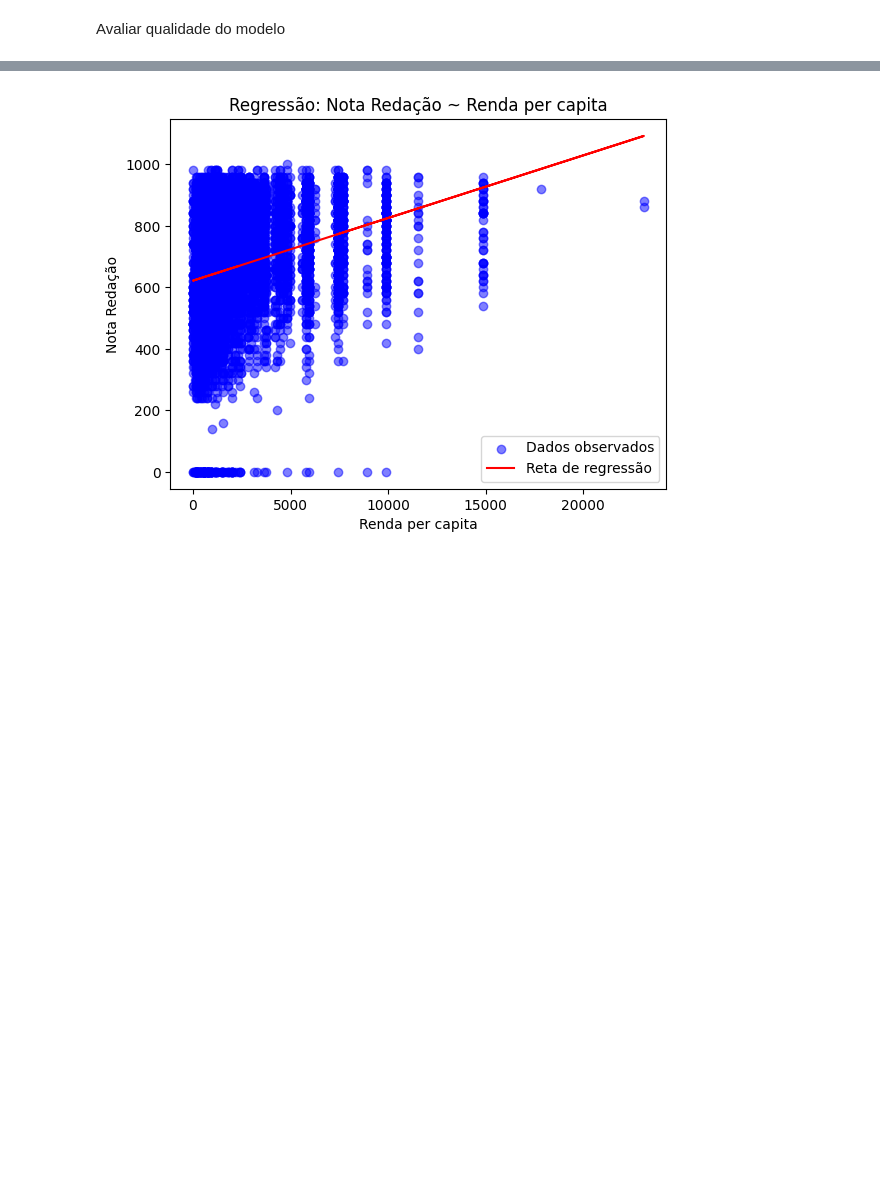
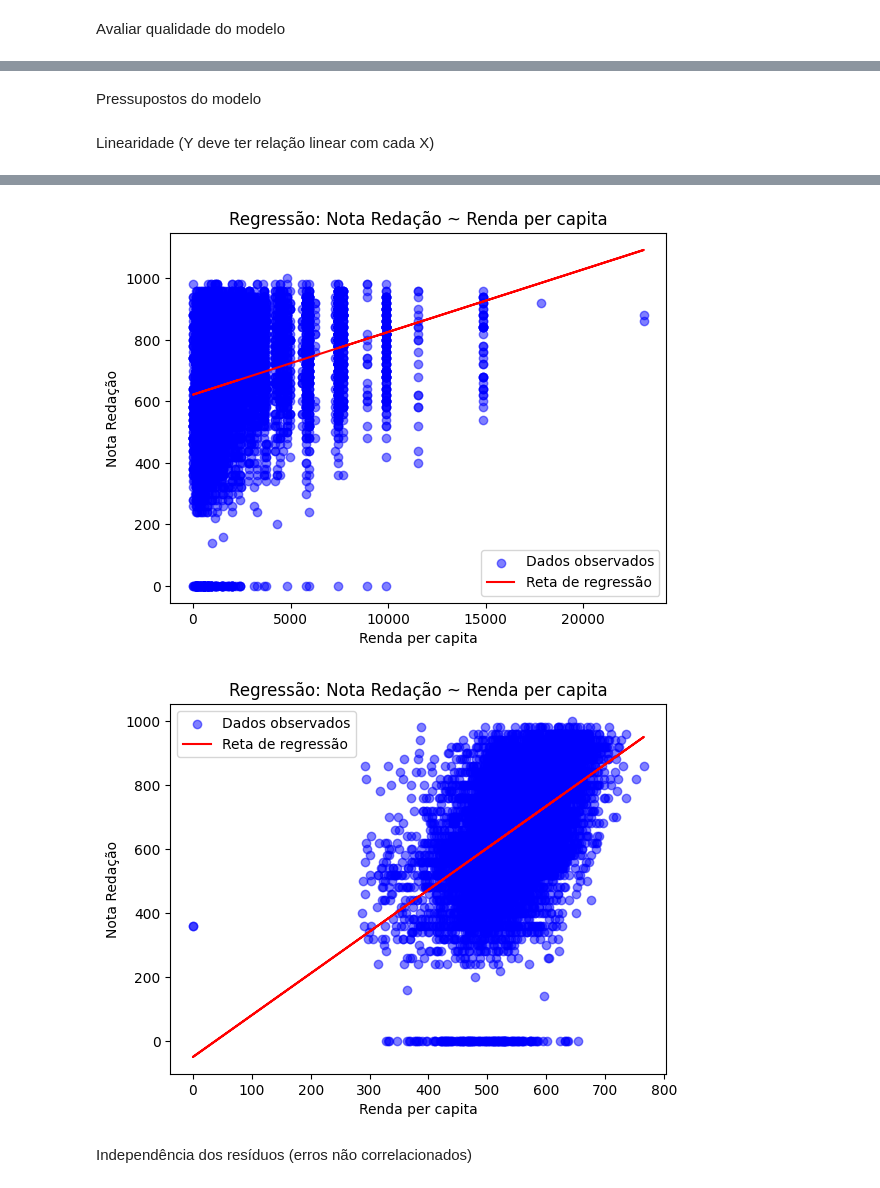
Before and after one commit to gl4a-Veloso/materiais-mqam, a Jupyter notebook: enem/T2/regression.ipynb, the cells around one changed output, grey strips where cells are left out. Drawn from its saved outputs; the diff is of its cells as text; code cells hidden in the pictures; blank space fills up the shorter version.

Commit message:
Inclusão dos pressupostos do modelo e análise de mais 2 relações

```diff
--- a/enem/T2/regression.ipynb
+++ b/enem/T2/regression.ipynb
@@ -32,15 +33,16 @@ Definição de variáveis
 # %%
 # Notas das outras matérias para nota da redação (RLM)
 X1 = df[['NU_NOTA_CH', 'NU_NOTA_CN', 'NU_NOTA_MT', 'NU_NOTA_LC']]  # variáveis independentes
+X3 = df[['NU_NOTA_CH', 'NU_NOTA_LC']]  # variáveis independentes
 y = df['NU_NOTA_REDACAO'] # variável dependente
 
 # Renda para nota (RL)
 X2 = df[['EST_RENDA_PER_CAP']]  # variáveis independentes
+X4 = df[['NU_NOTA_LC']]  # variáveis independentes
 y1 = df['NU_NOTA_CH']
 y2 = df['NU_NOTA_CN']
 y3 = df['NU_NOTA_MT']
 y4 = df['NU_NOTA_LC']
-y5 = df['NU_NOTA_REDACAO']
 # %% [markdown]
 Ajuste do modelo (análise estatística)
 # %%
@@ -112,13 +230,17 @@ reg2 = LinearRegression()
 reg3 = LinearRegression()
 reg4 = LinearRegression()
 reg5 = LinearRegression()
+reg6 = LinearRegression()
+reg7 = LinearRegression()
 
 reg.fit(X1, y)
 reg1.fit(X2, y1)
 reg2.fit(X2, y2)
 reg3.fit(X2, y3)
 reg4.fit(X2, y4)
-reg5.fit(X2, y5)
+reg5.fit(X2, y)
+reg6.fit(X3, y)
+reg7.fit(X4, y)
 
 def mostrar_resultados(reg, X, nome="Modelo"):
     print(f"Intercepto (a - {nome}):", reg.intercept_)
@@ -135,12 +257,14 @@ def mostrar_resultados(reg, X, nome="Modelo"):
 
 # Usando os modelos
 modelos = [
-    (reg, X1, "Multivariada"),
+    (reg, X1, "Multivariada 1"),
     (reg1, X2, "Simples 1"),
     (reg2, X2, "Simples 2"),
     (reg3, X2, "Simples 3"),
     (reg4, X2, "Simples 4"),
-    (reg5, X2, "Simples 5")
+    (reg5, X2, "Simples 5"),
+    (reg6, X3, "Multivariada 2"),
+    (reg7, X4, "Simples 6")
 ]
 
 for modelo, X, nome in modelos:
@@ -173,6 +297,8 @@ y_pred2 = reg2.predict(X2)
 y_pred3 = reg3.predict(X2)
 y_pred4 = reg4.predict(X2)
 y_pred5 = reg5.predict(X2)
+y_pred6 = reg6.predict(X3)
+y_pred7 = reg7.predict(X4)
 
 # Erro padrão (RMSE)
 rmse = np.sqrt(mean_squared_error(y, y_pred))
@@ -180,7 +306,9 @@ rmse1 = np.sqrt(mean_squared_error(y1, y_pred1))
 rmse2 = np.sqrt(mean_squared_error(y2, y_pred2))
 rmse3 = np.sqrt(mean_squared_error(y3, y_pred3))
 rmse4 = np.sqrt(mean_squared_error(y4, y_pred4))
-rmse5 = np.sqrt(mean_squared_error(y5, y_pred5))
+rmse5 = np.sqrt(mean_squared_error(y, y_pred5))
+rmse6 = np.sqrt(mean_squared_error(y, y_pred6))
+rmse7 = np.sqrt(mean_squared_error(y, y_pred7))
 
 def R_Erro_Padrao(rmse, y, ypred, nome):
     print(f"R² ({nome}): {r2_score(y, ypred)}")
@@ -188,12 +316,14 @@ def R_Erro_Padrao(rmse, y, ypred, nome):
     print("-" * 50)
 
 ReRMSEs = [
-    (rmse, y, y_pred, "Multivariada"),
+    (rmse, y, y_pred, "Multivariada 1"),
     (rmse1, y1, y_pred1,"Simples 1"),
     (rmse2, y2, y_pred2,"Simples 2"),
     (rmse3, y3, y_pred3, "Simples 3"),
     (rmse4, y4, y_pred4, "Simples 4"),
-    (rmse5, y5, y_pred5, "Simples 5")
+    (rmse5, y, y_pred5, "Simples 5"),
+    (rmse6, y, y_pred6, "Multivariada 2"),
+    (rmse7, y, y_pred7, "Simples 6")
 ]
 
 for ReRMSE, y, ypred, nome in ReRMSEs:
@@ -270,21 +360,29 @@ plot_residuos_normal(residuos5)
+# %% [markdown]
+Pressupostos do modelo
+# %% [markdown]
+Linearidade (Y deve ter relação linear com cada X)
 # %%
 def plot_regressao(x, y, y_pred, nome_var):
     plt.scatter(x, y, color='blue', alpha=0.5, label='Dados observados')
     plt.plot(x, y_pred, color='red', label='Reta de regressão')
     plt.xlabel('Renda per capita')
     plt.ylabel(nome_var)
     plt.title(f'Regressão: {nome_var} ~ Renda per capita')
     plt.legend()
     plt.show()
 
 plot_regressao(X2, y1, y_pred1, "Nota CH")
 plot_regressao(X2, y2, y_pred2, "Nota CN")
 plot_regressao(X2, y3, y_pred3, "Nota MT")
 plot_regressao(X2, y4, y_pred4, "Nota LC")
-plot_regressao(X2, y5, y_pred5, "Nota Redação")
+plot_regressao(X2, y, y_pred5, "Nota Redação")
+plot_regressao(X4, y, y_pred7, "Nota Redação")
 # %% [output]
 [figure]
 [figure]
 [figure]
 [figure]
 [figure]
+[figure, added]
+# %% [markdown]
+Independência dos resíduos (erros não correlacionados)
```
Also changed, not shown: parts of 20 cells of this notebook, 1 other file.
